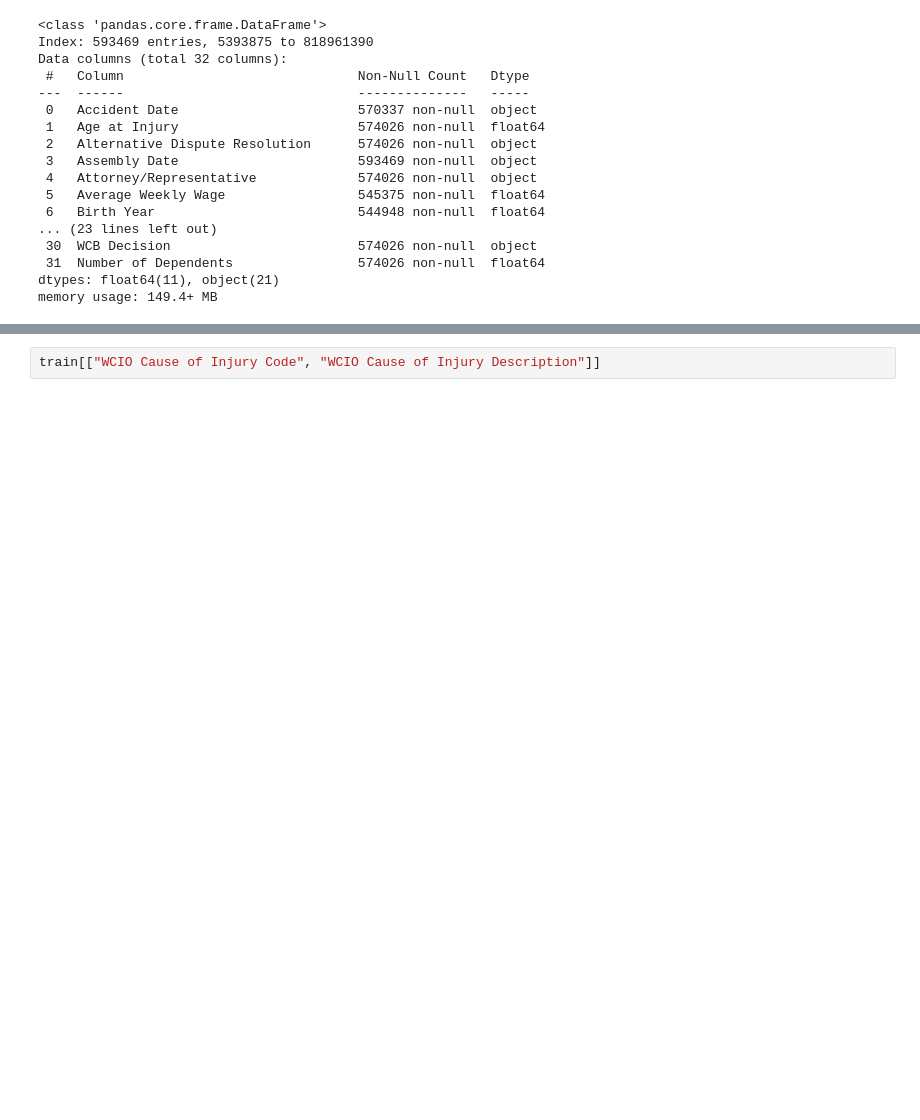
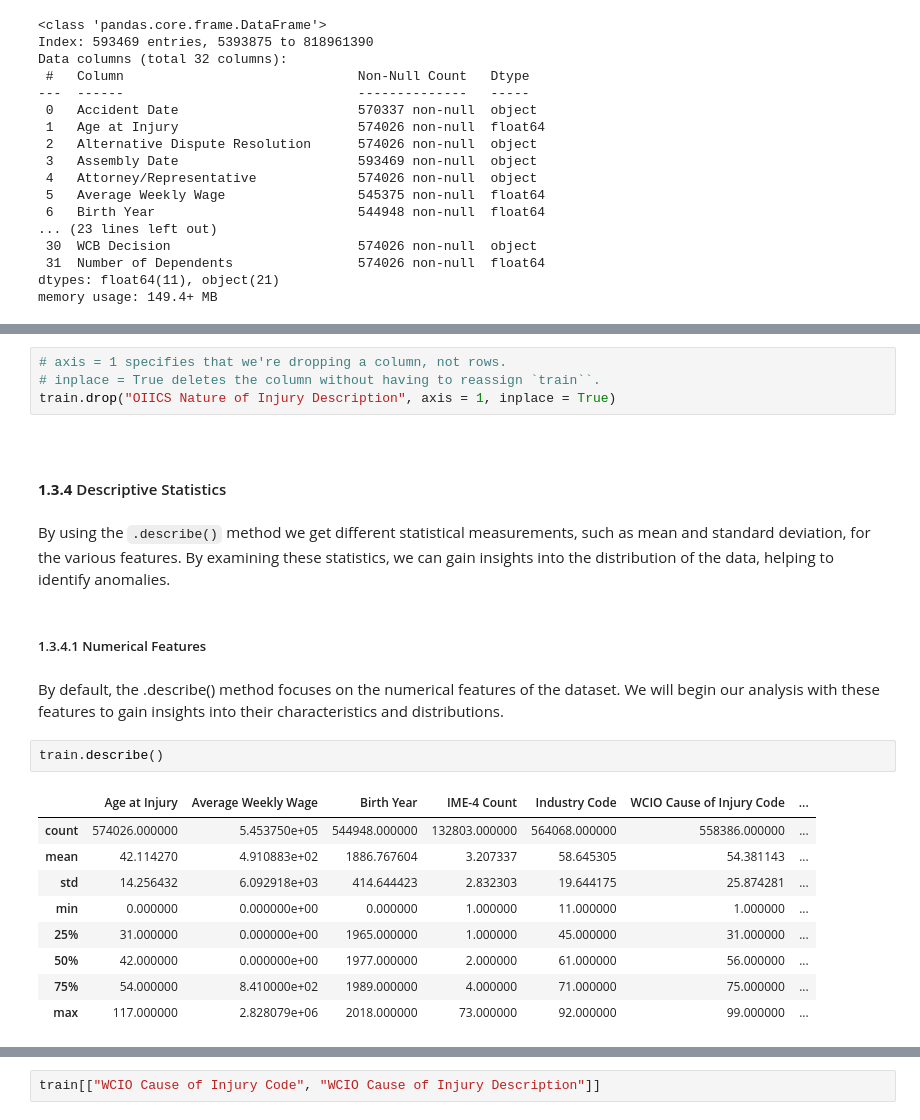
Before and after one commit to LeonardoDiCaterina/Machine_Learning_G19, a Jupyter notebook: Notebooks/Data_Pre-processing.ipynb, the cells around one changed output, grey strips where cells are left out. Saved outputs shown, nothing was run; the diff lists cells and outputs as text; blank space fills up the shorter version.

Commit message:
descriptive statistics added

```diff
--- a/Notebooks/Data_Pre-processing.ipynb
+++ b/Notebooks/Data_Pre-processing.ipynb
@@ -158,0 +168,26 @@ memory usage: 149.4+ MB
+# %%
+# axis = 1 specifies that we're dropping a column, not rows.
+# inplace = True deletes the column without having to reassign `train``.
+train.drop("OIICS Nature of Injury Description", axis = 1, inplace = True)
+# %% [markdown]
+<br>
+
+#### **1.3.4** Descriptive Statistics
+# %% [markdown]
+By using the `.describe()` method we get different statistical measurements, such as mean and standard deviation, for the various features. By examining these statistics, we can gain insights into the distribution of the data, helping to identify anomalies.
+# %% [markdown]
+##### 1.3.4.1 Numerical Features
+# %% [markdown]
+By default, the .describe() method focuses on the numerical features of the dataset. We will begin our analysis with these features to gain insights into their characteristics and distributions.
+# %%
+train.describe()
+# %% [output]
+|  | Age at Injury | Average Weekly Wage | Birth Year | IME-4 Count | Industry Code | WCIO Cause of Injury Code | ... |
+| count | 574026.000000 | 5.453750e+05 | 544948.000000 | 132803.000000 | 564068.000000 | 558386.000000 | ... |
+| mean | 42.114270 | 4.910883e+02 | 1886.767604 | 3.207337 | 58.645305 | 54.381143 | ... |
+| std | 14.256432 | 6.092918e+03 | 414.644423 | 2.832303 | 19.644175 | 25.874281 | ... |
+| min | 0.000000 | 0.000000e+00 | 0.000000 | 1.000000 | 11.000000 | 1.000000 | ... |
+| 25% | 31.000000 | 0.000000e+00 | 1965.000000 | 1.000000 | 45.000000 | 31.000000 | ... |
+| 50% | 42.000000 | 0.000000e+00 | 1977.000000 | 2.000000 | 61.000000 | 56.000000 | ... |
+| 75% | 54.000000 | 8.410000e+02 | 1989.000000 | 4.000000 | 71.000000 | 75.000000 | ... |
+| max | 117.000000 | 2.828079e+06 | 2018.000000 | 73.000000 | 92.000000 | 99.000000 | ... |
```
Also changed, not shown: parts of 14 cells of this notebook.
